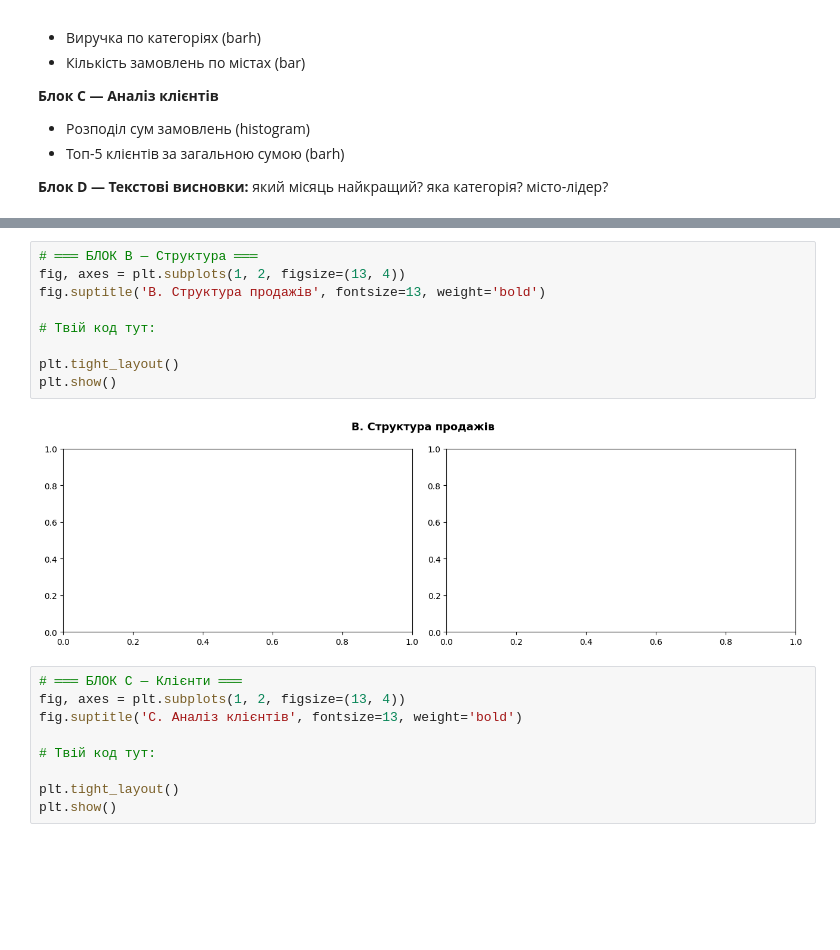
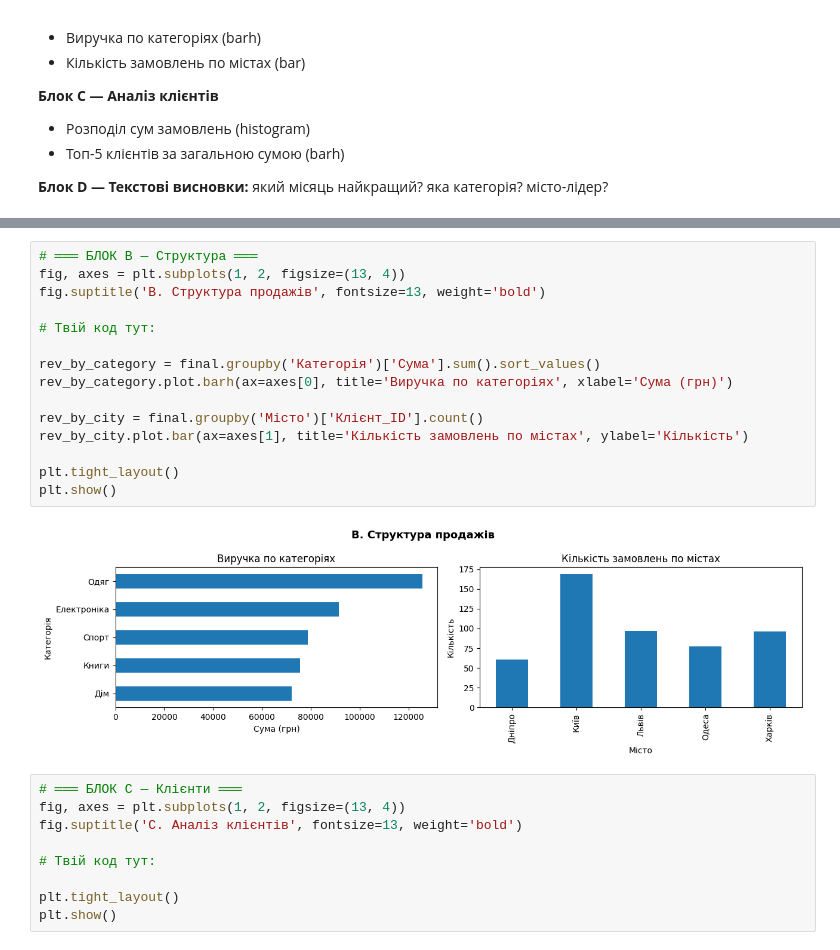
Before and after one commit to VikiTarasova/DTA_2026, a Jupyter notebook: classmade/pandas_matplotlib_combined_ua.ipynb, the cells around one changed output, grey strips where cells are left out. Saved outputs shown, nothing was run; the diff lists cells and outputs as text; blank space fills up the shorter version.

```diff
--- a/classmade/pandas_matplotlib_combined_ua.ipynb
+++ b/classmade/pandas_matplotlib_combined_ua.ipynb
@@ -1212,14 +1239,20 @@ plt.show()
 # %%
 # ═══ БЛОК B — Структура ═══
 fig, axes = plt.subplots(1, 2, figsize=(13, 4))
 fig.suptitle('B. Структура продажів', fontsize=13, weight='bold')
 
 # Твій код тут:
 
+rev_by_category = final.groupby('Категорія')['Сума'].sum().sort_values()
+rev_by_category.plot.barh(ax=axes[0], title='Виручка по категоріях', xlabel='Сума (грн)')
+
+rev_by_city = final.groupby('Місто')['Клієнт_ID'].count()
+rev_by_city.plot.bar(ax=axes[1], title='Кількість замовлень по містах', ylabel='Кількість')
+
 plt.tight_layout()
 plt.show()
 # %% [output]
-[figure, old version]
+[figure, new version]
 # %%
 # ═══ БЛОК C — Клієнти ═══
 fig, axes = plt.subplots(1, 2, figsize=(13, 4))
```
Also changed, not shown: parts of 7 cells of this notebook.
